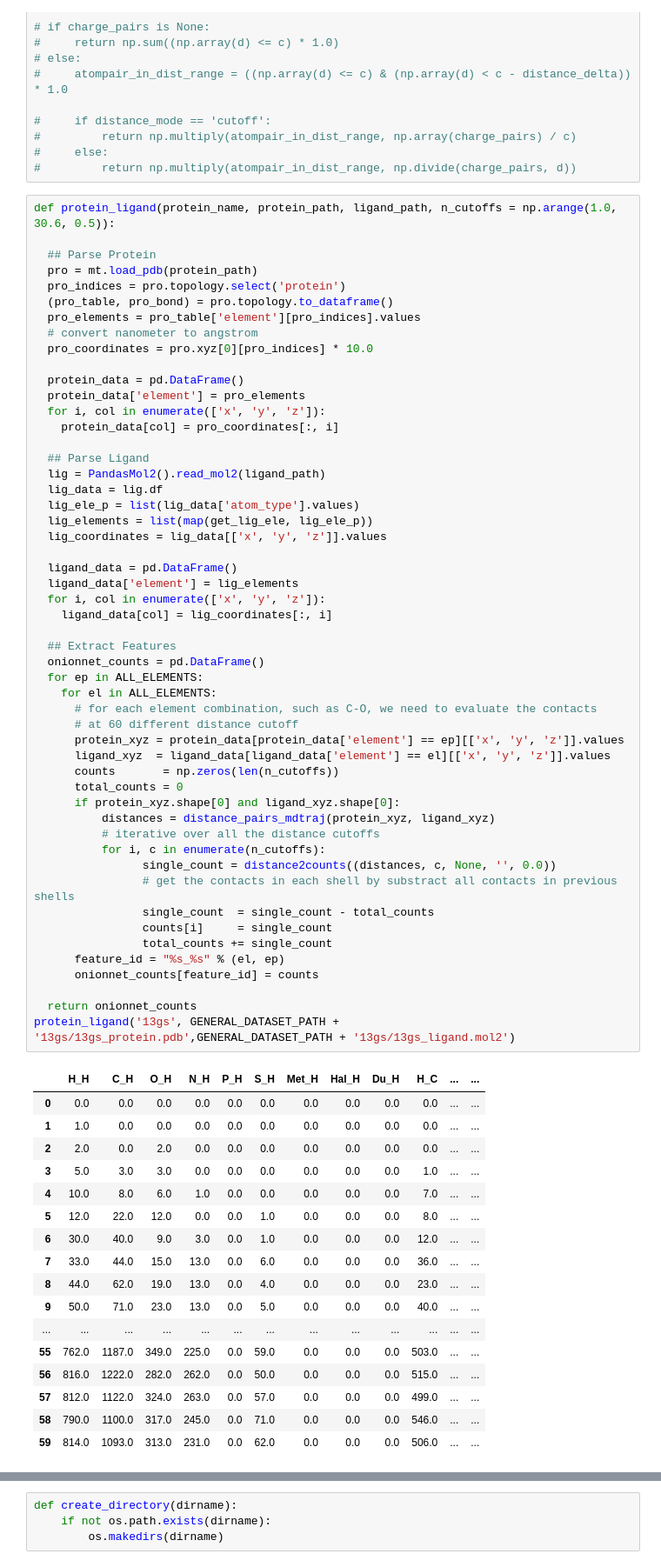
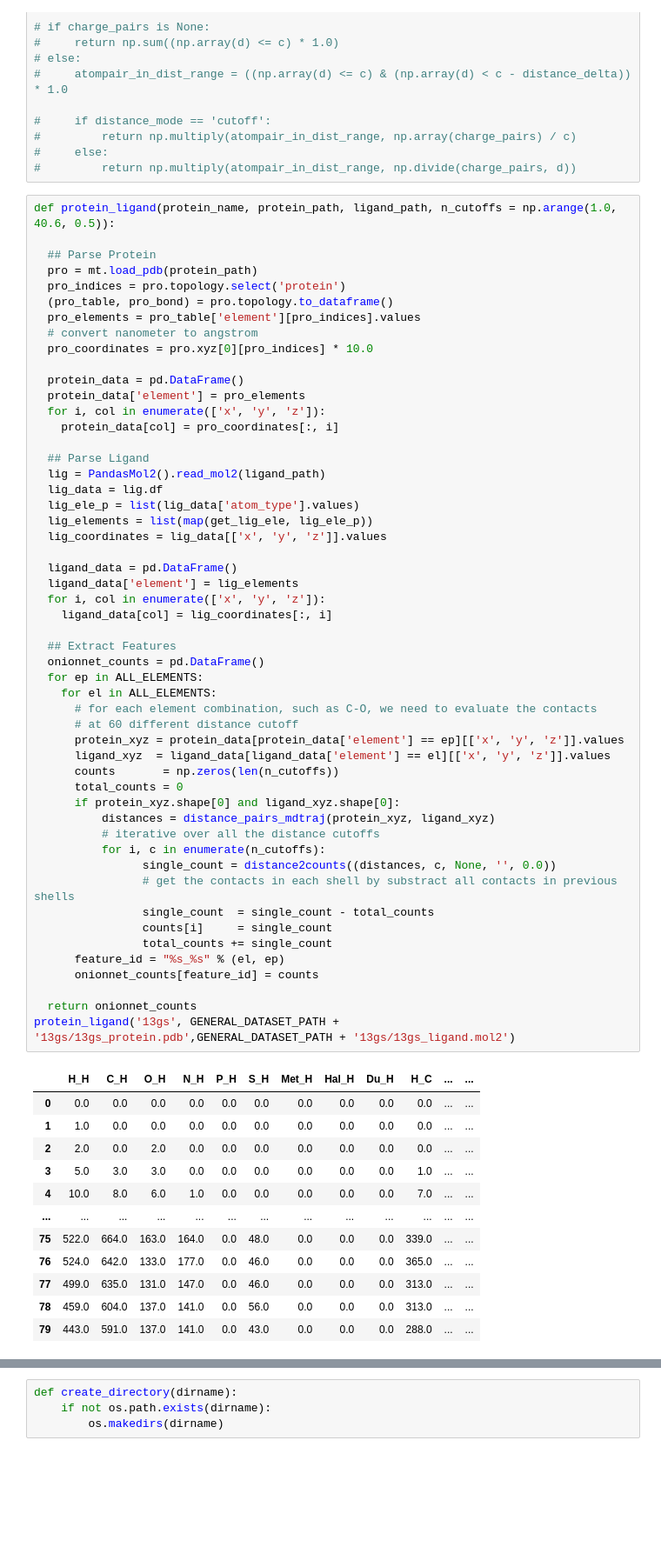
Before and after one commit to Sav-eng/protein-ligand-term-project, a Jupyter notebook: Generate_features.ipynb, the cells around one changed output, grey strips where cells are left out. Shown at 87% size. Cells and saved outputs as stored; diff of their text form; blank space fills up the shorter version.

```diff
--- a/Generate_features.ipynb
+++ b/Generate_features.ipynb
@@ -113,7 +116,7 @@ def distance2counts(megadata):
 #     else:
 #         return np.multiply(atompair_in_dist_range, np.divide(charge_pairs, d))
 # %%
-def protein_ligand(protein_name, protein_path, ligand_path, n_cutoffs = np.arange(1.0, 30.6, 0.5)):
+def protein_ligand(protein_name, protein_path, ligand_path, n_cutoffs = np.arange(1.0, 40.6, 0.5)):
 
   ## Parse Protein
   pro = mt.load_pdb(protein_path)
@@ -144,41 +147,36 @@ def protein_ligand(protein_name, protein_path, ligand_path, n_cutoffs = np.arang
   onionnet_counts = pd.DataFrame()
   for ep in ALL_ELEMENTS:
     for el in ALL_ELEMENTS:
       # for each element combination, such as C-O, we need to evaluate the contacts
       # at 60 different distance cutoff
       protein_xyz = protein_data[protein_data['element'] == ep][['x', 'y', 'z']].values
       ligand_xyz  = ligand_data[ligand_data['element'] == el][['x', 'y', 'z']].values
       counts       = np.zeros(len(n_cutoffs))
       total_counts = 0
       if protein_xyz.shape[0] and ligand_xyz.shape[0]:
           distances = distance_pairs_mdtraj(protein_xyz, ligand_xyz)
           # iterative over all the distance cutoffs
           for i, c in enumerate(n_cutoffs):
                 single_count = distance2counts((distances, c, None, '', 0.0))
                 # get the contacts in each shell by substract all contacts in previous shells
                 single_count  = single_count - total_counts
                 counts[i]     = single_count
                 total_counts += single_count
       feature_id = "%s_%s" % (el, ep)
       onionnet_counts[feature_id] = counts
 
   return onionnet_counts
 protein_ligand('13gs', GENERAL_DATASET_PATH + '13gs/13gs_protein.pdb',GENERAL_DATASET_PATH + '13gs/13gs_ligand.mol2')
 # %% [output]
 |  | H_H | C_H | O_H | N_H | P_H | S_H | Met_H | Hal_H | Du_H | H_C | ... | ... |
 | 0 | 0.0 | 0.0 | 0.0 | 0.0 | 0.0 | 0.0 | 0.0 | 0.0 | 0.0 | 0.0 | ... | ... |
 | 1 | 1.0 | 0.0 | 0.0 | 0.0 | 0.0 | 0.0 | 0.0 | 0.0 | 0.0 | 0.0 | ... | ... |
 | 2 | 2.0 | 0.0 | 2.0 | 0.0 | 0.0 | 0.0 | 0.0 | 0.0 | 0.0 | 0.0 | ... | ... |
 | 3 | 5.0 | 3.0 | 3.0 | 0.0 | 0.0 | 0.0 | 0.0 | 0.0 | 0.0 | 1.0 | ... | ... |
 | 4 | 10.0 | 8.0 | 6.0 | 1.0 | 0.0 | 0.0 | 0.0 | 0.0 | 0.0 | 7.0 | ... | ... |
-| 5 | 12.0 | 22.0 | 12.0 | 0.0 | 0.0 | 1.0 | 0.0 | 0.0 | 0.0 | 8.0 | ... | ... |
-| 6 | 30.0 | 40.0 | 9.0 | 3.0 | 0.0 | 1.0 | 0.0 | 0.0 | 0.0 | 12.0 | ... | ... |
-| 7 | 33.0 | 44.0 | 15.0 | 13.0 | 0.0 | 6.0 | 0.0 | 0.0 | 0.0 | 36.0 | ... | ... |
-| 8 | 44.0 | 62.0 | 19.0 | 13.0 | 0.0 | 4.0 | 0.0 | 0.0 | 0.0 | 23.0 | ... | ... |
-| 9 | 50.0 | 71.0 | 23.0 | 13.0 | 0.0 | 5.0 | 0.0 | 0.0 | 0.0 | 40.0 | ... | ... |
 | ... | ... | ... | ... | ... | ... | ... | ... | ... | ... | ... | ... | ... |
-| 55 | 762.0 | 1187.0 | 349.0 | 225.0 | 0.0 | 59.0 | 0.0 | 0.0 | 0.0 | 503.0 | ... | ... |
-| 56 | 816.0 | 1222.0 | 282.0 | 262.0 | 0.0 | 50.0 | 0.0 | 0.0 | 0.0 | 515.0 | ... | ... |
-| 57 | 812.0 | 1122.0 | 324.0 | 263.0 | 0.0 | 57.0 | 0.0 | 0.0 | 0.0 | 499.0 | ... | ... |
-| 58 | 790.0 | 1100.0 | 317.0 | 245.0 | 0.0 | 71.0 | 0.0 | 0.0 | 0.0 | 546.0 | ... | ... |
-| 59 | 814.0 | 1093.0 | 313.0 | 231.0 | 0.0 | 62.0 | 0.0 | 0.0 | 0.0 | 506.0 | ... | ... |
+| 75 | 522.0 | 664.0 | 163.0 | 164.0 | 0.0 | 48.0 | 0.0 | 0.0 | 0.0 | 339.0 | ... | ... |
+| 76 | 524.0 | 642.0 | 133.0 | 177.0 | 0.0 | 46.0 | 0.0 | 0.0 | 0.0 | 365.0 | ... | ... |
+| 77 | 499.0 | 635.0 | 131.0 | 147.0 | 0.0 | 46.0 | 0.0 | 0.0 | 0.0 | 313.0 | ... | ... |
+| 78 | 459.0 | 604.0 | 137.0 | 141.0 | 0.0 | 56.0 | 0.0 | 0.0 | 0.0 | 313.0 | ... | ... |
+| 79 | 443.0 | 591.0 | 137.0 | 141.0 | 0.0 | 43.0 | 0.0 | 0.0 | 0.0 | 288.0 | ... | ... |
```
Also changed, not shown: parts of 5 cells of this notebook, 8 other files.
